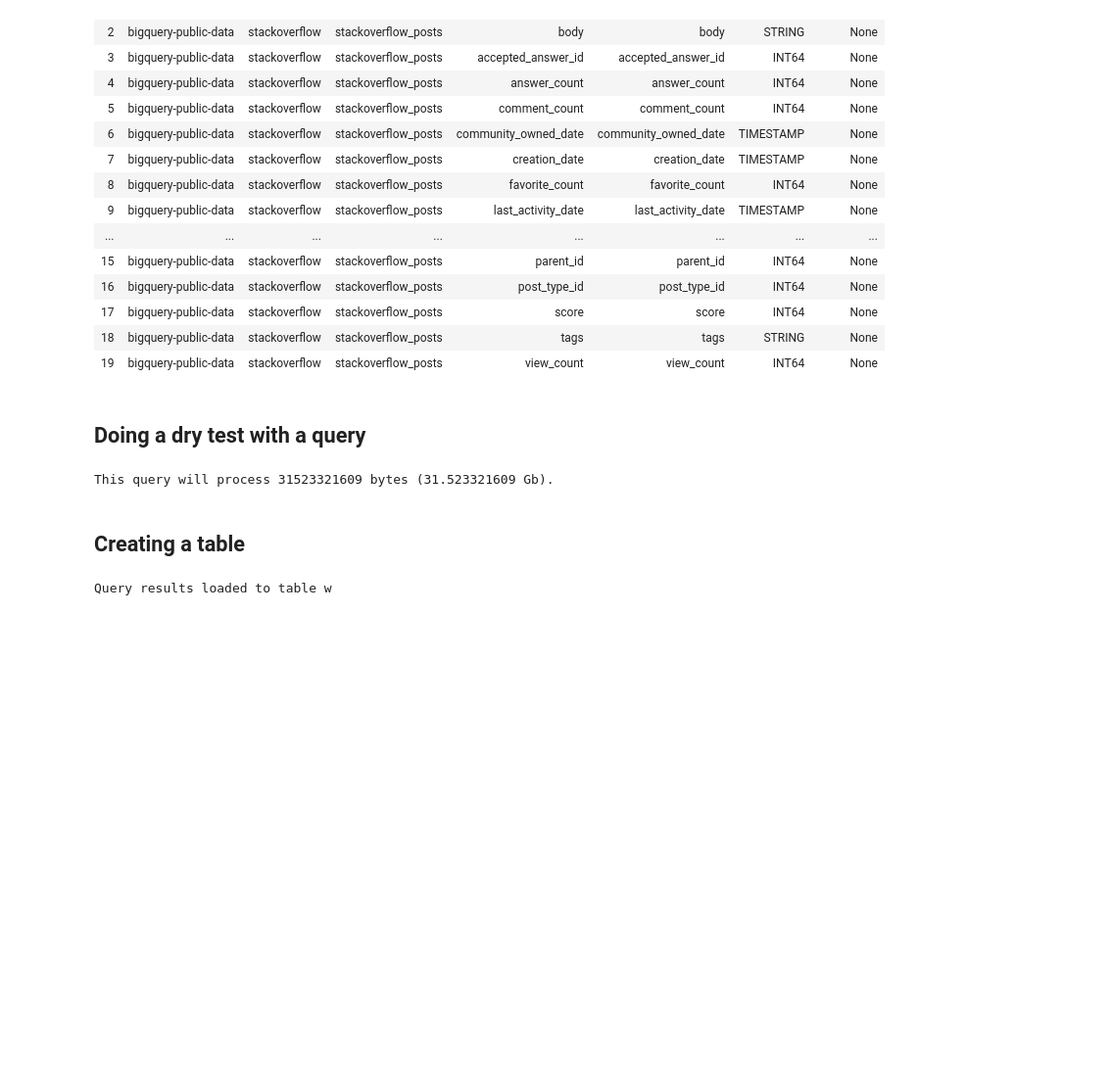
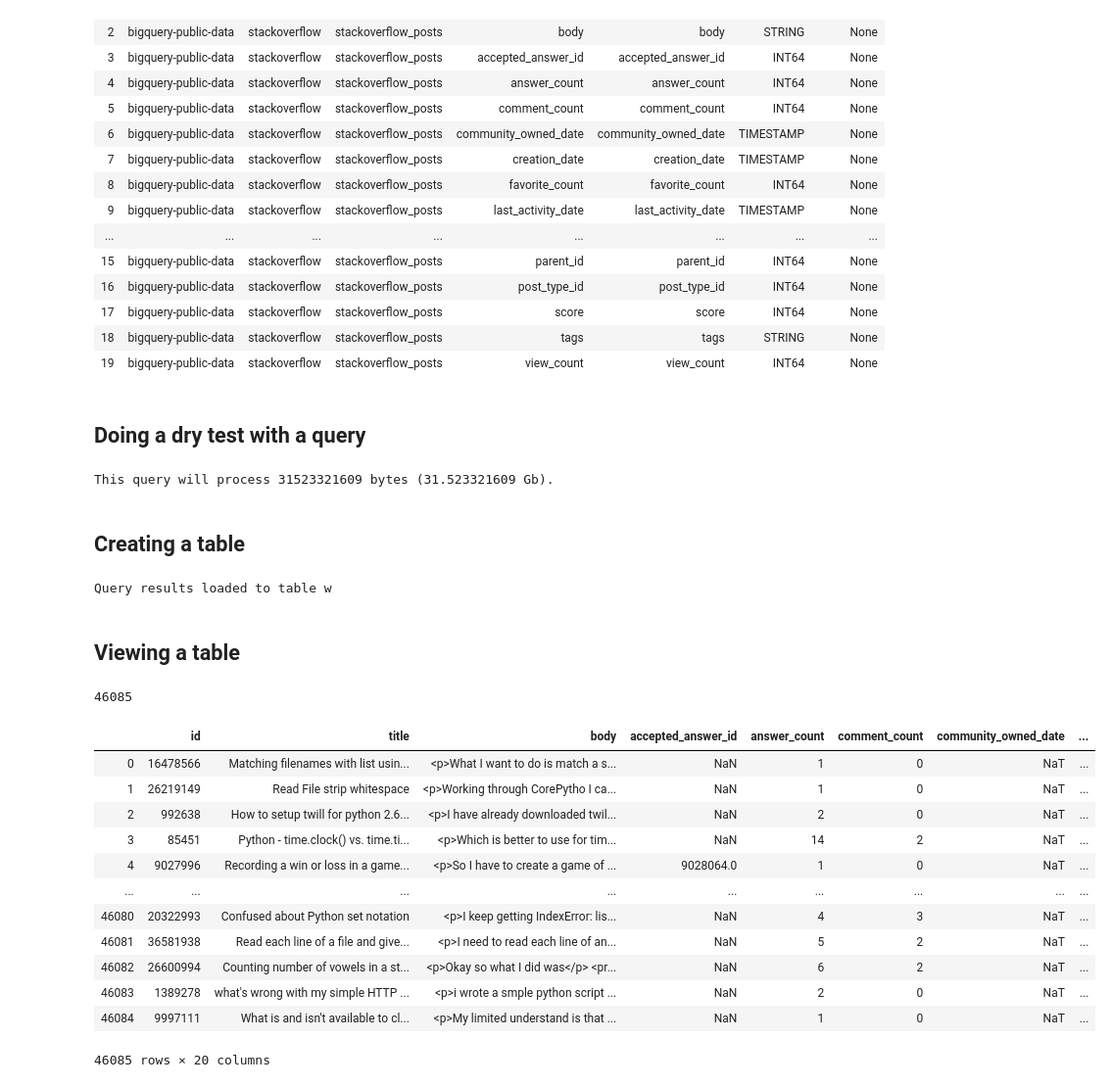
Before and after one commit to tarrade/proj_NLP_text_classification_with_GCP, a Jupyter notebook: notebook/01-Exploration-BigQuery.ipynb, the cells around one changed output. Shown at 98% size. Saved outputs shown, nothing was run; the diff lists cells and outputs as text; code cells hidden in the pictures; blank space fills up the shorter version.

Commit message:
exploration of stackoverflow dataset

```diff
--- a/notebook/01-Exploration-BigQuery.ipynb
+++ b/notebook/01-Exploration-BigQuery.ipynb
@@ -388,3 +388,32 @@ query_job.result()  # Waits for the query to finish
 print('Query results loaded to table {}'.format(table_ref.path))
 # %% [output]
 Query results loaded to table w
+# %% [markdown]
+## Viewing a table
+# %%
+client = bigquery.Client()
+
+query = """SELECT
+*
+FROM
+ `bigquery-public-data.stackoverflow.stackoverflow_posts`
+WHERE tags="python"
+"""
+df = client.query(query).to_dataframe()
+print(len(df))
+df.head(20)
+# %% [output]
+46085
+|  | id | title | body | accepted_answer_id | answer_count | comment_count | community_owned_date | ... |
+| 0 | 16478566 | Matching filenames with list usin... | <p>What I want to do is match a s... | NaN | 1 | 0 | NaT | ... |
+| 1 | 26219149 | Read File strip whitespace | <p>Working through CorePytho I ca... | NaN | 1 | 0 | NaT | ... |
+| 2 | 992638 | How to setup twill for python 2.6... | <p>I have already downloaded twil... | NaN | 2 | 0 | NaT | ... |
+| 3 | 85451 | Python - time.clock() vs. time.ti... | <p>Which is better to use for tim... | NaN | 14 | 2 | NaT | ... |
+| 4 | 9027996 | Recording a win or loss in a game... | <p>So I have to create a game of ... | 9028064.0 | 1 | 0 | NaT | ... |
+| ... | ... | ... | ... | ... | ... | ... | ... | ... |
+| 46080 | 20322993 | Confused about Python set notation | <p>I keep getting IndexError: lis... | NaN | 4 | 3 | NaT | ... |
+| 46081 | 36581938 | Read each line of a file and give... | <p>I need to read each line of an... | NaN | 5 | 2 | NaT | ... |
+| 46082 | 26600994 | Counting number of vowels in a st... | <p>Okay so what I did was</p> <pr... | NaN | 6 | 2 | NaT | ... |
+| 46083 | 1389278 | what's wrong with my simple HTTP ... | <p>i wrote a smple python script ... | NaN | 2 | 0 | NaT | ... |
+| 46084 | 9997111 | What is and isn't available to cl... | <p>My limited understand is that ... | NaN | 1 | 0 | NaT | ... |
+46085 rows × 20 columns
```
